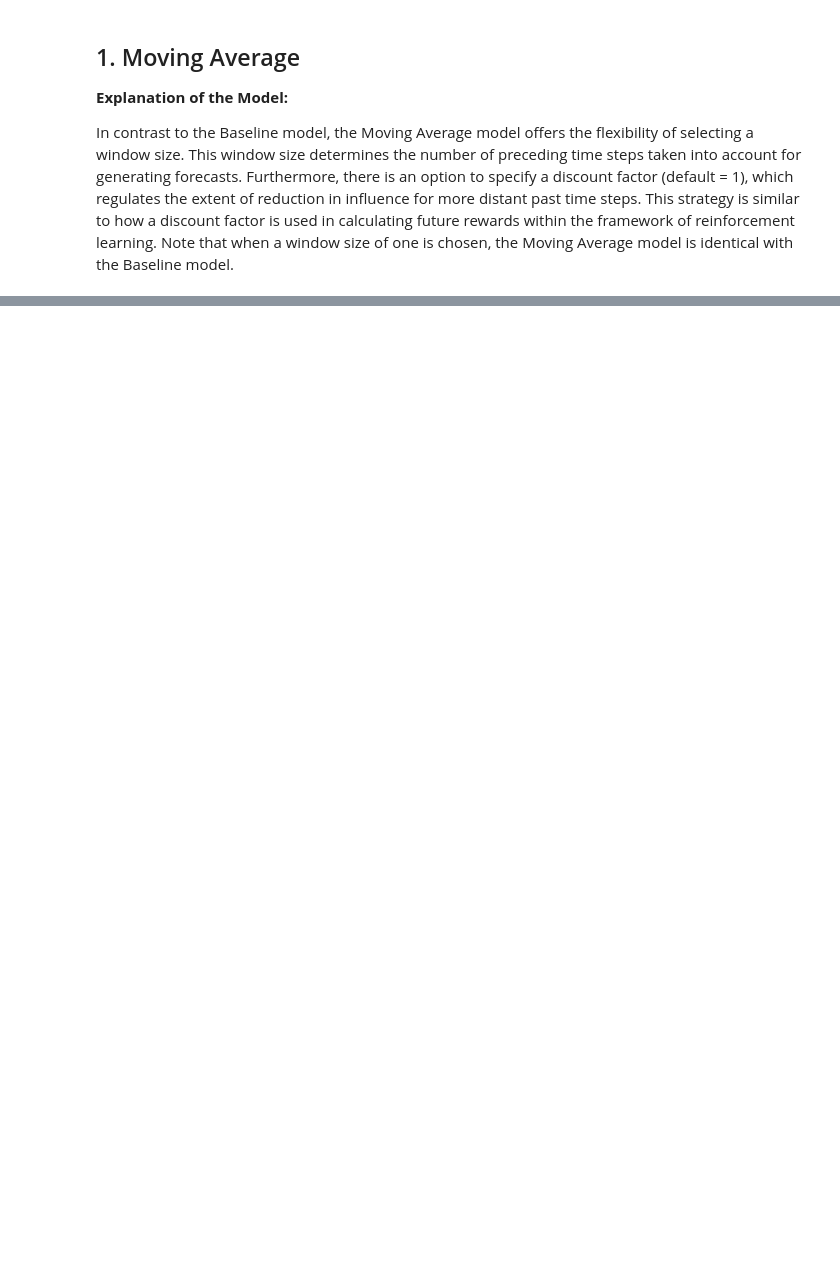
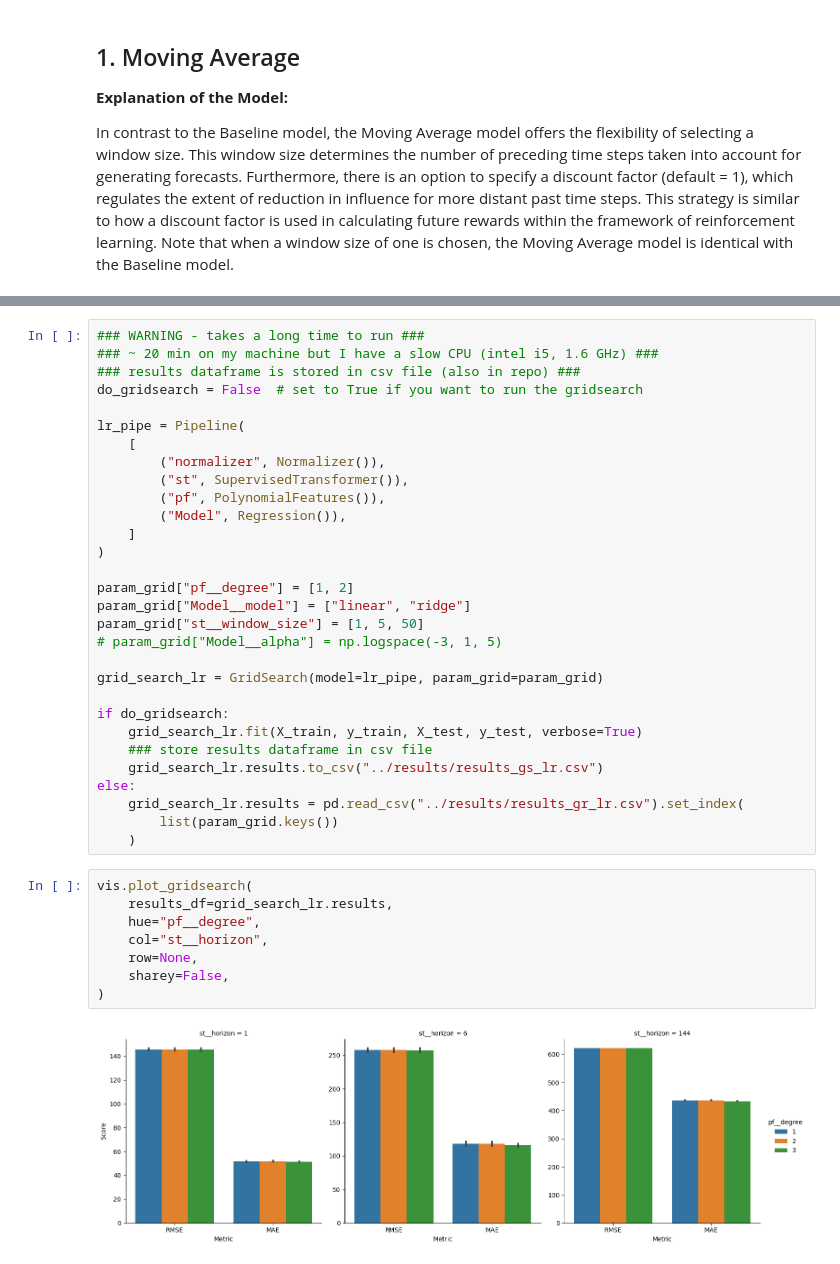
Before and after one commit to H-Kugler/forecasting-wind-power, a Jupyter notebook: notebooks/evaluation.ipynb, the cells around one changed output, grey strips where cells are left out. Saved outputs shown, nothing was run; the diff lists cells and outputs as text; blank space fills up the shorter version.

```diff
--- a/notebooks/evaluation.ipynb
+++ b/notebooks/evaluation.ipynb
@@ -114,0 +170,40 @@ In contrast to the Baseline model, the Moving Average model offers the flexibili
+# %%
+### WARNING - takes a long time to run ###
+### ~ 20 min on my machine but I have a slow CPU (intel i5, 1.6 GHz) ###
+### results dataframe is stored in csv file (also in repo) ###
+do_gridsearch = False  # set to True if you want to run the gridsearch
+
+lr_pipe = Pipeline(
+    [
+        ("normalizer", Normalizer()),
+        ("st", SupervisedTransformer()),
+        ("pf", PolynomialFeatures()),
+        ("Model", Regression()),
+    ]
+)
+
+param_grid["pf__degree"] = [1, 2]
+param_grid["Model__model"] = ["linear", "ridge"]
+param_grid["st__window_size"] = [1, 5, 50]
+# param_grid["Model__alpha"] = np.logspace(-3, 1, 5)
+
+grid_search_lr = GridSearch(model=lr_pipe, param_grid=param_grid)
+
+if do_gridsearch:
+    grid_search_lr.fit(X_train, y_train, X_test, y_test, verbose=True)
+    ### store results dataframe in csv file
+    grid_search_lr.results.to_csv("../results/results_gs_lr.csv")
+else:
+    grid_search_lr.results = pd.read_csv("../results/results_gr_lr.csv").set_index(
+        list(param_grid.keys())
+    )
+# %%
+vis.plot_gridsearch(
+    results_df=grid_search_lr.results,
+    hue="pf__degree",
+    col="st__horizon",
+    row=None,
+    sharey=False,
+)
+# %% [output]
+[figure, added]
```
Also changed, not shown: parts of 29 cells of this notebook, 5 other files.
